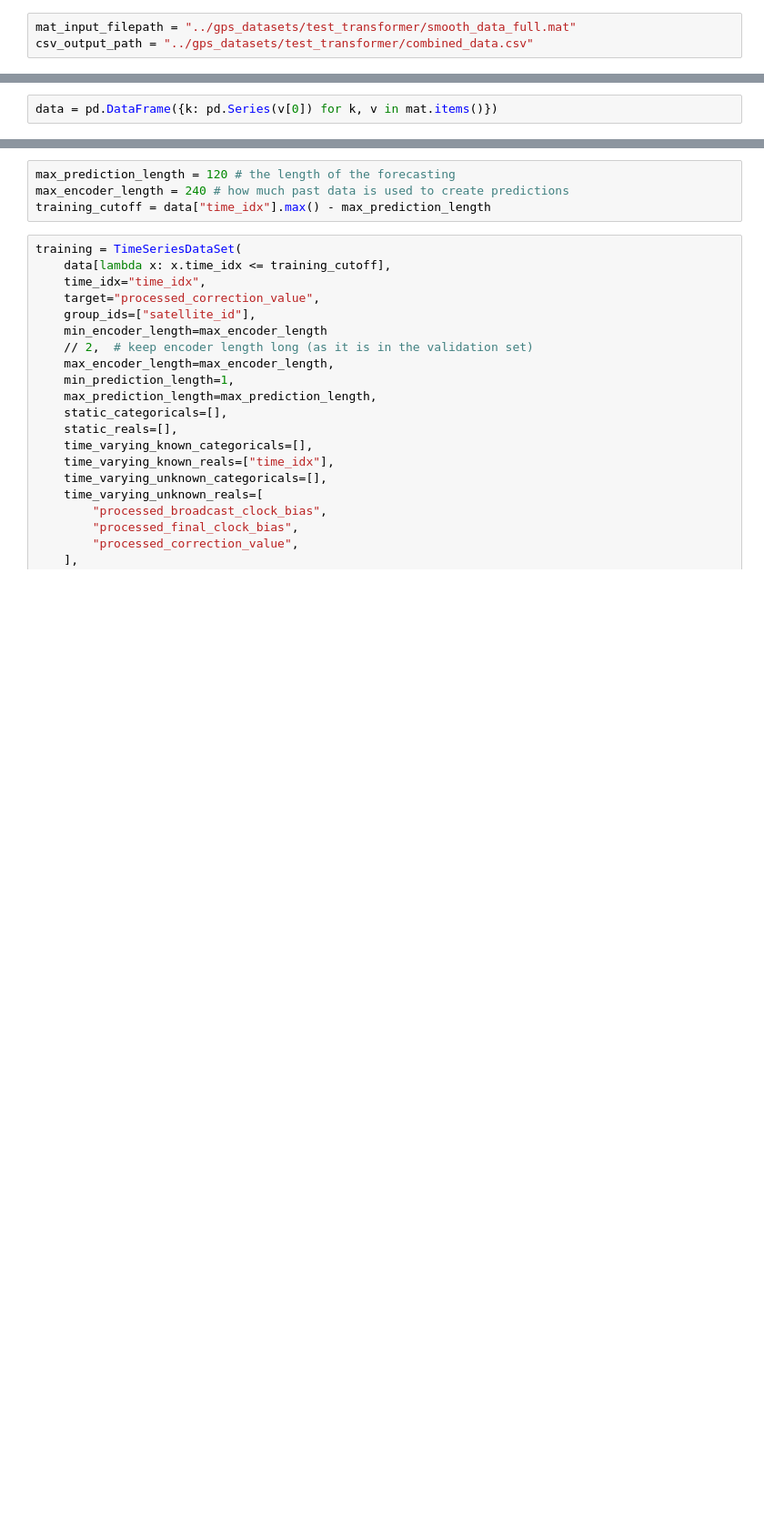
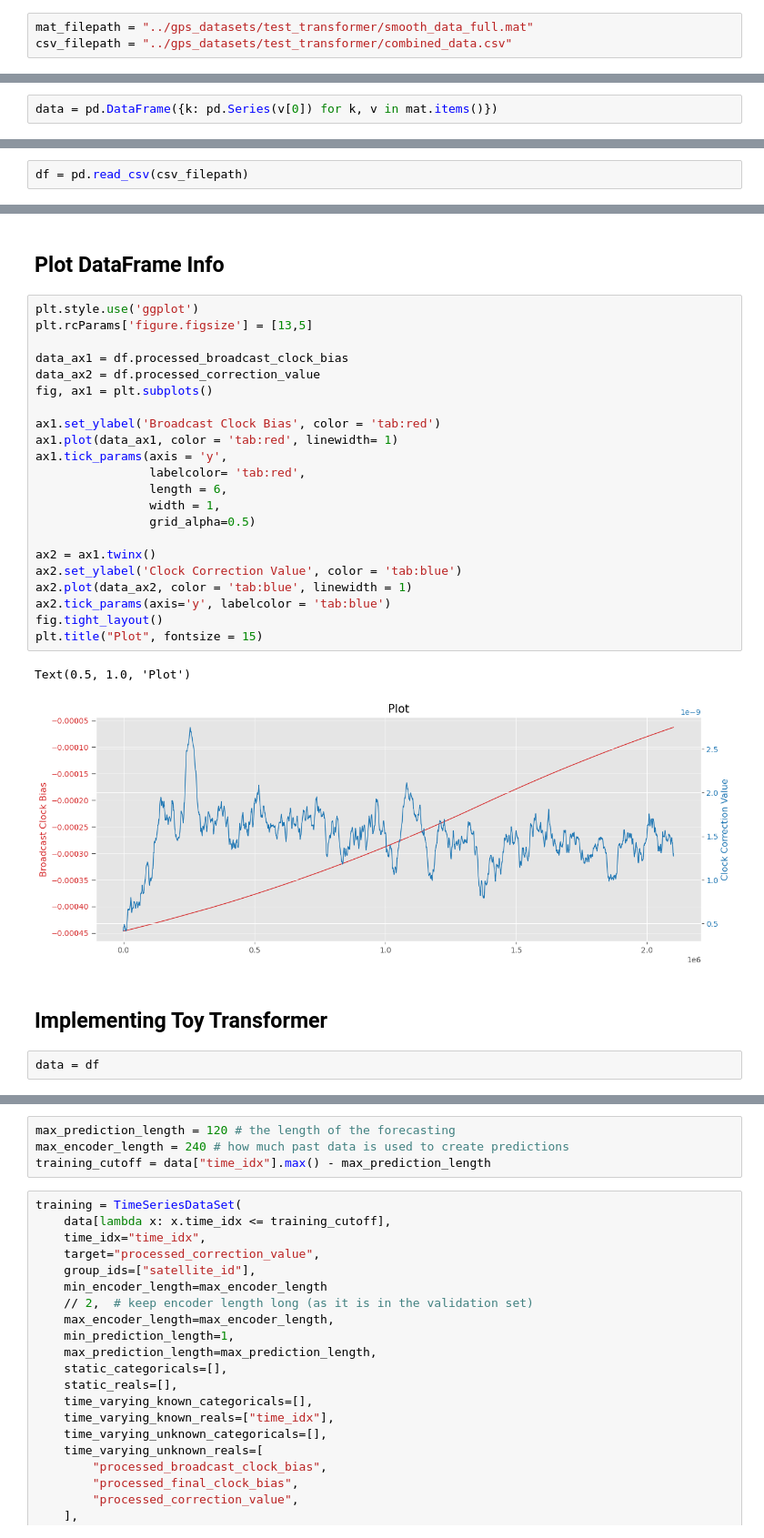
Before and after one commit to marilynbraojos/gps_clock_drift_estimation, a Jupyter notebook: transformer_stallion.ipynb, the cells around one changed output, grey strips where cells are left out. Shown: that part at 91% size. Drawn from its saved outputs; the diff is of its cells as text; blank space fills up the shorter version.

```diff
--- a/transformer_stallion.ipynb
+++ b/transformer_stallion.ipynb
@@ -1,8 +1,8 @@
 # %% [markdown]
 # Temporal Fusion Transformer Tutorial for Time Series Forecasting using Pytorch Lightning
 # %%
-mat_input_filepath = "../gps_datasets/test_transformer/smooth_data_full.mat"
-csv_output_path = "../gps_datasets/test_transformer/combined_data.csv"
+mat_filepath = "../gps_datasets/test_transformer/smooth_data_full.mat"
+csv_filepath = "../gps_datasets/test_transformer/combined_data.csv"
 # %%
 import copy
 import matplotlib.pyplot as plt
@@ -115,0 +60,2 @@ data['satellite_id'] = 0
+# %%
+df = pd.read_csv(csv_filepath)
@@ -115,0 +90,31 @@ data['satellite_id'] = 0
+# %% [markdown]
+## Plot DataFrame Info
+# %%
+plt.style.use('ggplot')
+plt.rcParams['figure.figsize'] = [13,5]
+
+data_ax1 = df.processed_broadcast_clock_bias
+data_ax2 = df.processed_correction_value
+fig, ax1 = plt.subplots()
+
+ax1.set_ylabel('Broadcast Clock Bias', color = 'tab:red')
+ax1.plot(data_ax1, color = 'tab:red', linewidth= 1)
+ax1.tick_params(axis = 'y',
+                labelcolor= 'tab:red',
+                length = 6,
+                width = 1,
+                grid_alpha=0.5)
+
+ax2 = ax1.twinx()
+ax2.set_ylabel('Clock Correction Value', color = 'tab:blue')
+ax2.plot(data_ax2, color = 'tab:blue', linewidth = 1)
+ax2.tick_params(axis='y', labelcolor = 'tab:blue')
+fig.tight_layout()
+plt.title("Plot", fontsize = 15)
+# %% [output]
+Text(0.5, 1.0, 'Plot')
+[figure, added]
+# %% [markdown]
+## Implementing Toy Transformer
+# %%
+data = df
```
Also changed, not shown: parts of 27 cells of this notebook, 21 other files.
